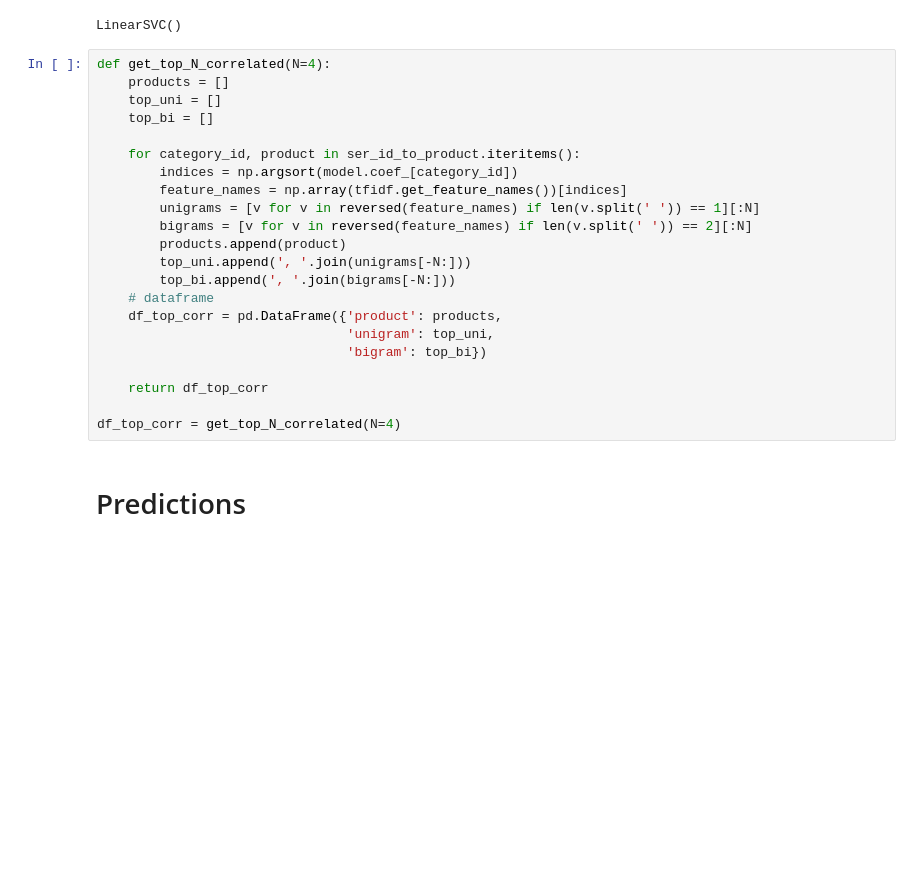
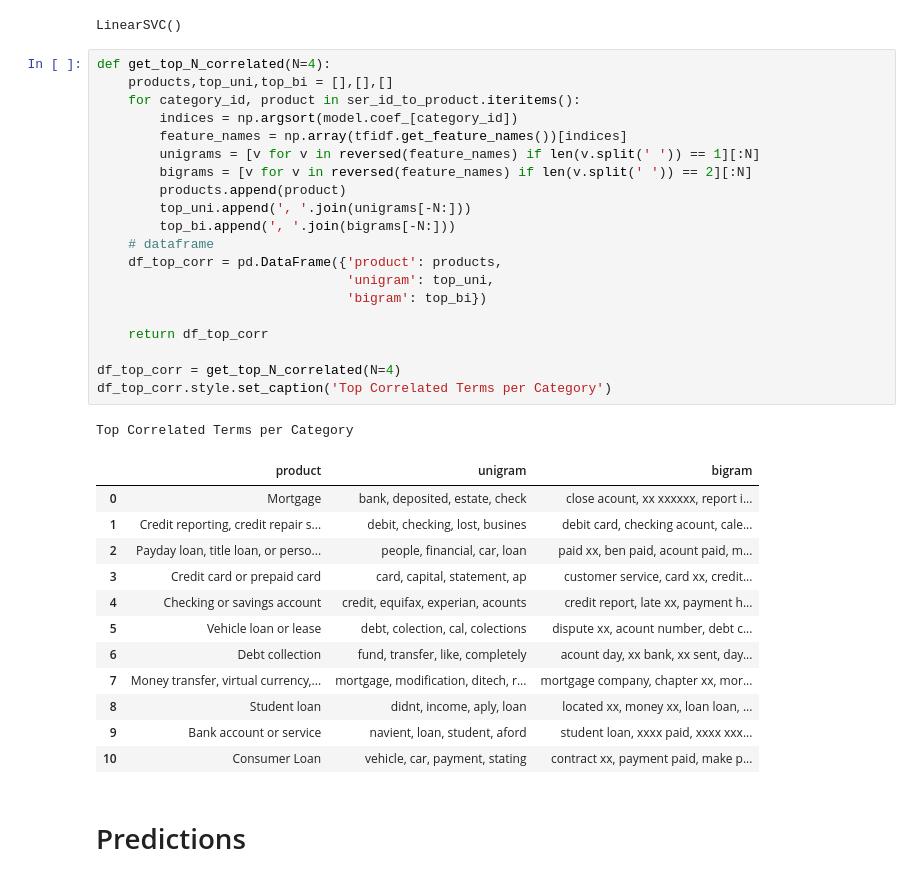
Before and after one commit to bhishanpdl/Project_Consumer_Complaint, a Jupyter notebook: notebooks/a03_modelling_text_data.ipynb, the cells around one changed output. Saved outputs shown, nothing was run; the diff lists cells and outputs as text; blank space fills up the shorter version.

```diff
--- a/notebooks/a03_modelling_text_data.ipynb
+++ b/notebooks/a03_modelling_text_data.ipynb
@@ -343,26 +369,38 @@ model.fit(features, labels)
 LinearSVC()
 # %%
 def get_top_N_correlated(N=4):
-    products = []
-    top_uni = []
-    top_bi = []
-
+    products,top_uni,top_bi = [],[],[]
     for category_id, product in ser_id_to_product.iteritems():
         indices = np.argsort(model.coef_[category_id])
         feature_names = np.array(tfidf.get_feature_names())[indices]
         unigrams = [v for v in reversed(feature_names) if len(v.split(' ')) == 1][:N]
         bigrams = [v for v in reversed(feature_names) if len(v.split(' ')) == 2][:N]
         products.append(product)
         top_uni.append(', '.join(unigrams[-N:]))
         top_bi.append(', '.join(bigrams[-N:]))
     # dataframe
     df_top_corr = pd.DataFrame({'product': products,
                                 'unigram': top_uni,
                                 'bigram': top_bi})
 
     return df_top_corr
 
 df_top_corr = get_top_N_correlated(N=4)
+df_top_corr.style.set_caption('Top Correlated Terms per Category')
+# %% [output]
+Top Correlated Terms per Category
+|  | product | unigram | bigram |
+| 0 | Mortgage | bank, deposited, estate, check | close acount, xx xxxxxx, report i... |
+| 1 | Credit reporting, credit repair s... | debit, checking, lost, busines | debit card, checking acount, cale... |
+| 2 | Payday loan, title loan, or perso... | people, financial, car, loan | paid xx, ben paid, acount paid, m... |
+| 3 | Credit card or prepaid card | card, capital, statement, ap | customer service, card xx, credit... |
+| 4 | Checking or savings account | credit, equifax, experian, acounts | credit report, late xx, payment h... |
+| 5 | Vehicle loan or lease | debt, colection, cal, colections | dispute xx, acount number, debt c... |
+| 6 | Debt collection | fund, transfer, like, completely | acount day, xx bank, xx sent, day... |
+| 7 | Money transfer, virtual currency,... | mortgage, modification, ditech, r... | mortgage company, chapter xx, mor... |
+| 8 | Student loan | didnt, income, aply, loan | located xx, money xx, loan loan, ... |
+| 9 | Bank account or service | navient, loan, student, aford | student loan, xxxx paid, xxxx xxx... |
+| 10 | Consumer Loan | vehicle, car, payment, stating | contract xx, payment paid, make p... |
 # %% [markdown]
 # Predictions
 # %%
```
Also changed, not shown: parts of 18 cells of this notebook, 7 other files.
